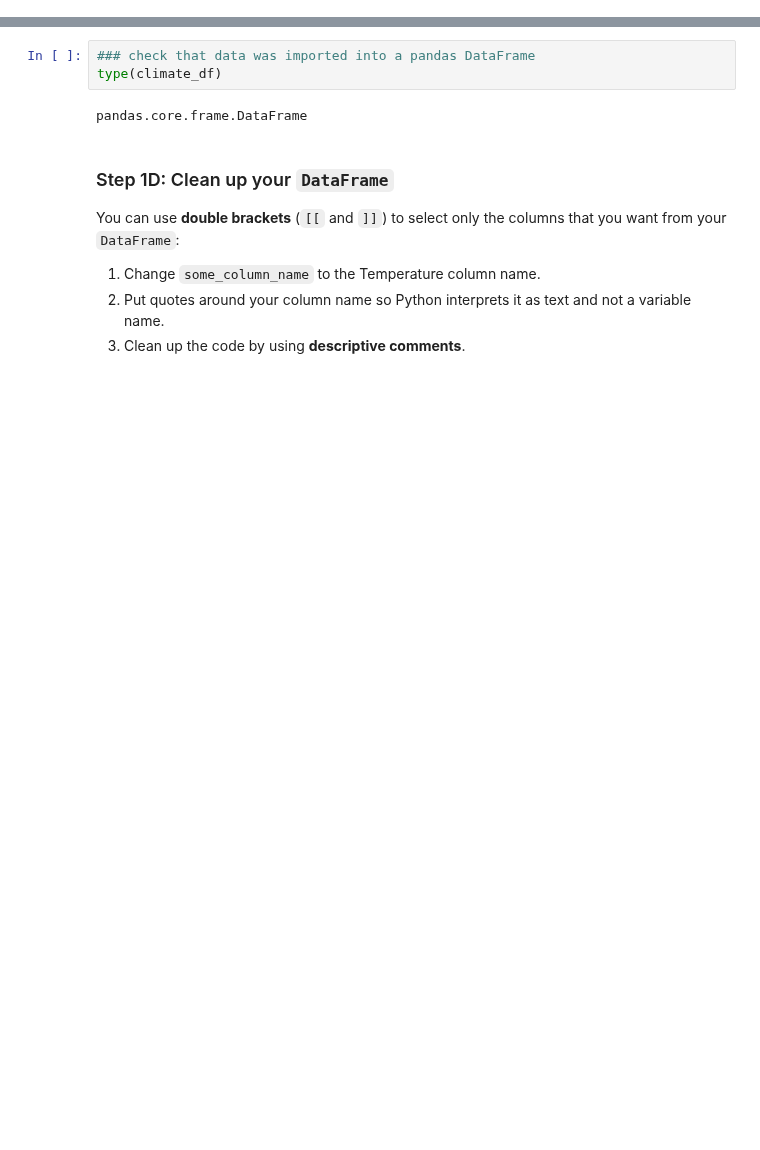
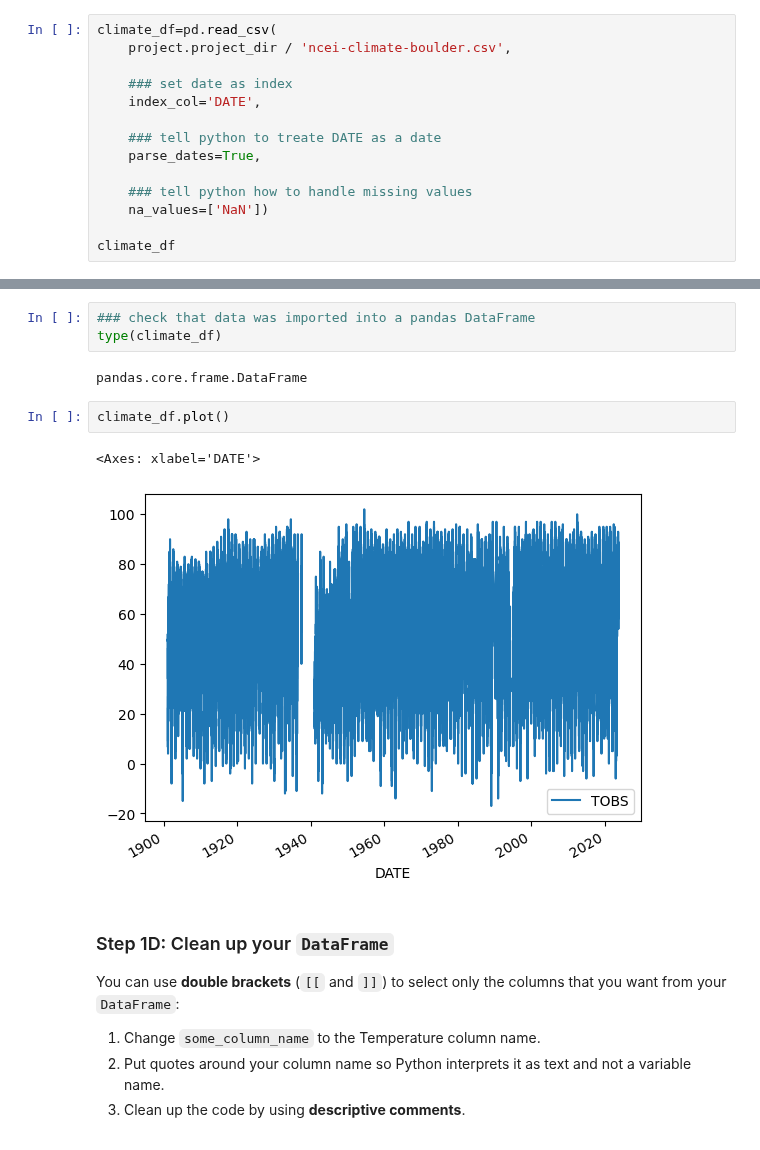
Before and after one commit to gretabinzen/01-climate-fall-template, a Jupyter notebook: 02-climate-wrangle-your-data.ipynb, the cells around one changed output, grey strips where cells are left out. Drawn from its saved outputs; the diff is of its cells as text; blank space fills up the shorter version.

```diff
--- a/02-climate-wrangle-your-data.ipynb
+++ b/02-climate-wrangle-your-data.ipynb
@@ -127,3 +140,17 @@ pd.read_csv(
 > your data is now in `DataFrame` type object.
 
 **Names/variables in Python:** One of the most common challenges for new programmers is making sure that your results are stored so you can use them again. In Python, this is called <strong>naming</strong>, or saving a <strong>variable</strong>. Learn more in the <a href="https://www.earthdatascience.org/courses/intro-to-earth-data-science/python-code-fundamentals/get-started-using-python/variables/">lesson on variables in Python.</p></div></div>
+# %%
+climate_df=pd.read_csv(
+    project.project_dir / 'ncei-climate-boulder.csv',
+
+    ### set date as index
+    index_col='DATE',
+
+    ### tell python to treate DATE as a date
+    parse_dates=True,
+
+    ### tell python how to handle missing values
+    na_values=['NaN'])
+
+climate_df
@@ -132,6 +174,11 @@ pd.read_csv(
 type(climate_df)
 # %% [output]
 pandas.core.frame.DataFrame
+# %%
+climate_df.plot()
+# %% [output]
+<Axes: xlabel='DATE'>
+[figure, added]
 # %% [markdown]
 ### Step 1D: Clean up your `DataFrame`
 
```
Also changed, not shown: parts of 7 cells of this notebook.
